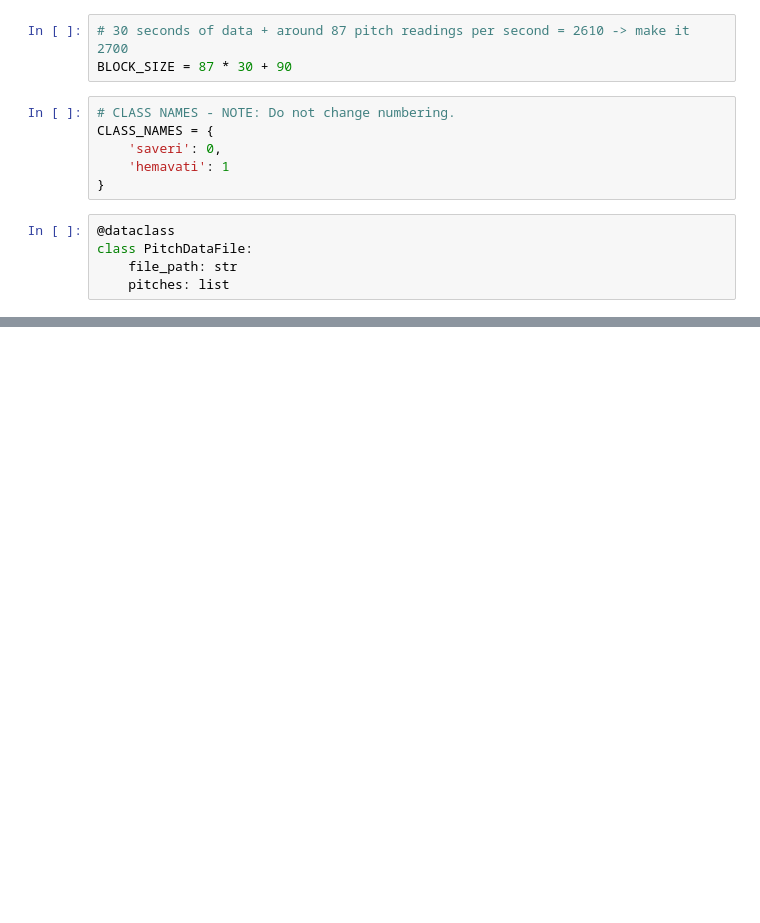
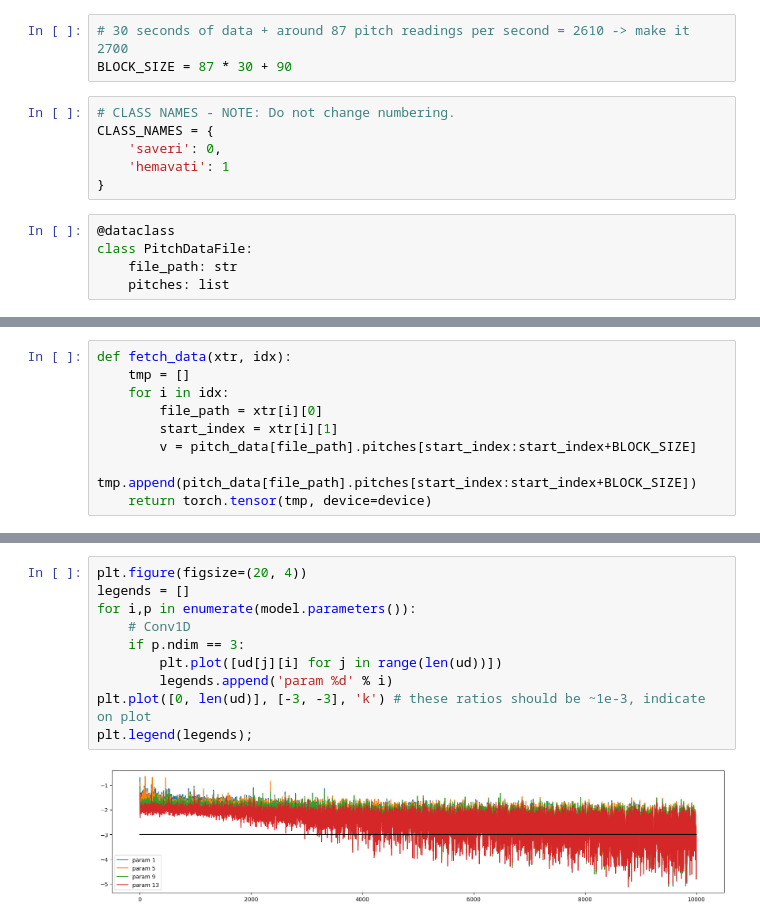
Before and after one commit to rkjk/raga-analysis, a Jupyter notebook: raga_python/notebooks/raga-simple-test.ipynb, the cells around one changed output, grey strips where cells are left out. Drawn from its saved outputs; the diff is of its cells as text; blank space fills up the shorter version.

```diff
--- a/raga_python/notebooks/raga-simple-test.ipynb
+++ b/raga_python/notebooks/raga-simple-test.ipynb
@@ -123,0 +185,9 @@ print(Ytrain[2:4])
+# %%
+def fetch_data(xtr, idx):
+    tmp = []
+    for i in idx:
+        file_path = xtr[i][0]
+        start_index = xtr[i][1]
+        v = pitch_data[file_path].pitches[start_index:start_index+BLOCK_SIZE]
+        tmp.append(pitch_data[file_path].pitches[start_index:start_index+BLOCK_SIZE])
+    return torch.tensor(tmp, device=device)
@@ -123,0 +295,12 @@ print(Ytrain[2:4])
+# %%
+plt.figure(figsize=(20, 4))
+legends = []
+for i,p in enumerate(model.parameters()):
+    # Conv1D
+    if p.ndim == 3:
+        plt.plot([ud[j][i] for j in range(len(ud))])
+        legends.append('param %d' % i)
+plt.plot([0, len(ud)], [-3, -3], 'k') # these ratios should be ~1e-3, indicate on plot
+plt.legend(legends);
+# %% [output]
+[figure, added]
```
Also changed, not shown: parts of 11 cells of this notebook.
